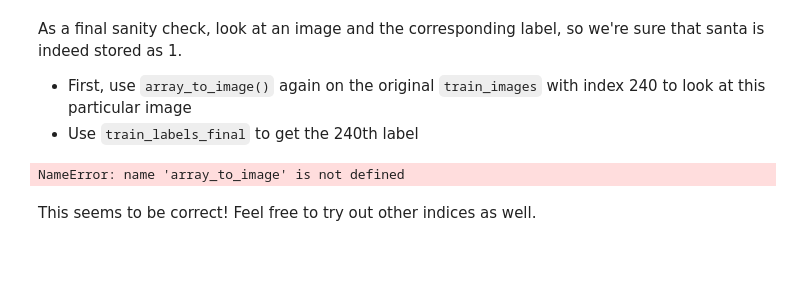
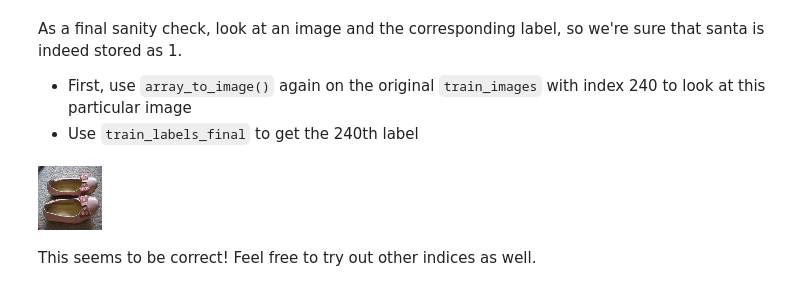
Before and after one commit to mcerow/dsc-introduction-to-neural-networks-lab-nyc-ds-021720, a Jupyter notebook: index.ipynb, the cells around one changed output. Drawn from its saved outputs; the diff is of its cells as text; code cells hidden in the pictures; blank space fills up the shorter version.

```diff
--- a/index.ipynb
+++ b/index.ipynb
@@ -168,9 +168,9 @@ As a final sanity check, look at an image and the corresponding label, so we're
 # %%
 # Preview train image at index 240
 
-array_to_image(train_images[240])
+array_to_img(train_images[240])
 # %% [output]
-NameError: name 'array_to_image' is not defined
+[figure, added]
 # %%
 # Preview train label at index 240
 # %% [markdown]
```
